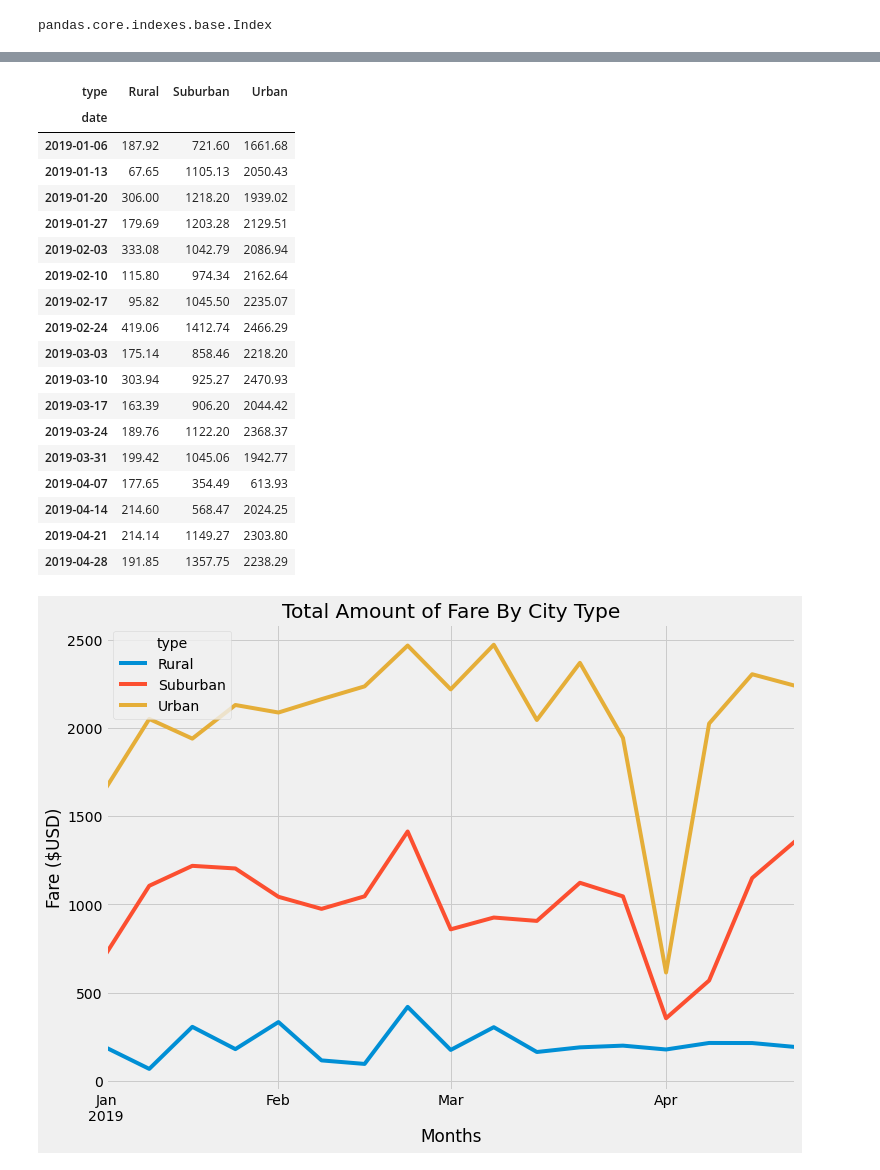
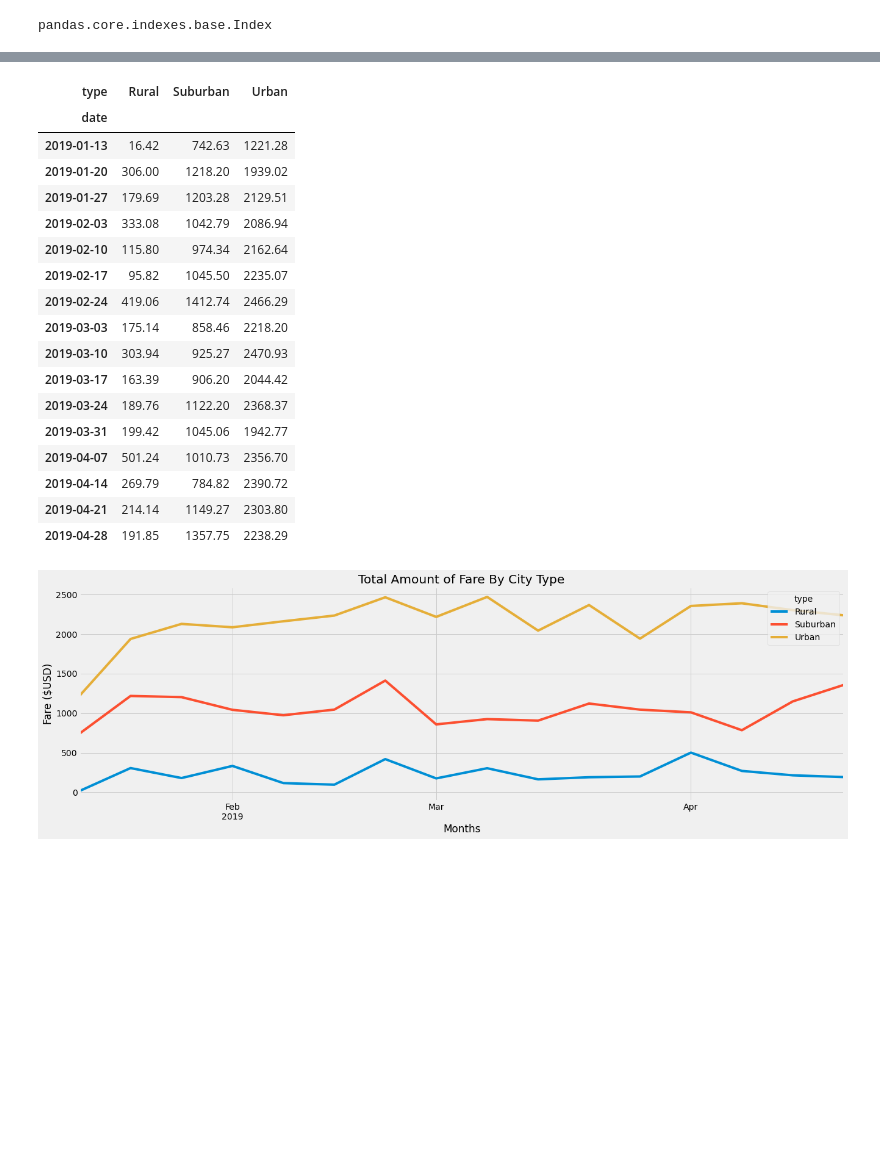
Before and after one commit to ljohnson1212/PyBer_Analysis, a Jupyter notebook: PyBer_Challenge.ipynb, the cells around one changed output, grey strips where cells are left out. Cells and saved outputs as stored; diff of their text form; code cells hidden in the pictures; blank space fills up the shorter version.

```diff
--- a/PyBer_Challenge.ipynb
+++ b/PyBer_Challenge.ipynb
@@ -10,8 +10,8 @@ import matplotlib.pyplot as plt
 import pandas as pd
 
 # Files to Load
-city_data_to_load = "Resources/city_data.csv"
-ride_data_to_load = "Resources/ride_data.csv"
+city_data_to_load = "Resources/city_data (1).csv"
+ride_data_to_load = "Resources/ride_data (1).csv"
 
 # Read the City and Ride Data
 city_data_df = pd.read_csv(city_data_to_load)
@@ -174,6 +174,6 @@ fares_for_each_city_dates_df.head()
 # %%
 # 5. Create a new DataFrame from the pivot table DataFrame using loc on the given dates, '2019-01-01':'2019-04-29'.
-dates_of_fare_df = fares_for_each_city_dates_df.loc['1/1/2019':'4/29/2019']
+dates_of_fare_df = fares_for_each_city_dates_df.loc['2019-01-1':'2019-04-29']
 dates_of_fare_df
 # %% [output]
 | type | Rural | Suburban | Urban |
@@ -228,8 +228,7 @@ fare_dates_for_each_type_df
 # %% [output]
 | type | Rural | Suburban | Urban |
 | date |  |  |  |
-| 2019-01-06 | 187.92 | 721.60 | 1661.68 |
-| 2019-01-13 | 67.65 | 1105.13 | 2050.43 |
+| 2019-01-13 | 16.42 | 742.63 | 1221.28 |
 | 2019-01-20 | 306.00 | 1218.20 | 1939.02 |
 | 2019-01-27 | 179.69 | 1203.28 | 2129.51 |
 | 2019-02-03 | 333.08 | 1042.79 | 2086.94 |
@@ -241,24 +240,24 @@ fare_dates_for_each_type_df
 | 2019-03-17 | 163.39 | 906.20 | 2044.42 |
 | 2019-03-24 | 189.76 | 1122.20 | 2368.37 |
 | 2019-03-31 | 199.42 | 1045.06 | 1942.77 |
-| 2019-04-07 | 177.65 | 354.49 | 613.93 |
-| 2019-04-14 | 214.60 | 568.47 | 2024.25 |
+| 2019-04-07 | 501.24 | 1010.73 | 2356.70 |
+| 2019-04-14 | 269.79 | 784.82 | 2390.72 |
 | 2019-04-21 | 214.14 | 1149.27 | 2303.80 |
 | 2019-04-28 | 191.85 | 1357.75 | 2238.29 |
 # %%
 # 8. Using the object-oriented interface method, plot the resample DataFrame using the df.plot() function.
 
 # Import the style from Matplotlib.
 from matplotlib import style
 
 # Use the graph style fivethirtyeight.
 style.use('fivethirtyeight')
 
-fare_dates_for_each_type_df.plot(figsize= (11,8),)
+fare_dates_for_each_type_df.plot(figsize= (20,6))
 plt.xlabel("Months")
 plt.ylabel("Fare ($USD)")
 plt.title("Total Amount of Fare By City Type")
 plt.savefig("Resources/PyBer_fare_summary.png")
 plt.show()
 # %% [output]
-[figure, old version]
+[figure, new version]
```
Also changed, not shown: parts of 8 cells of this notebook, 3 other files.
